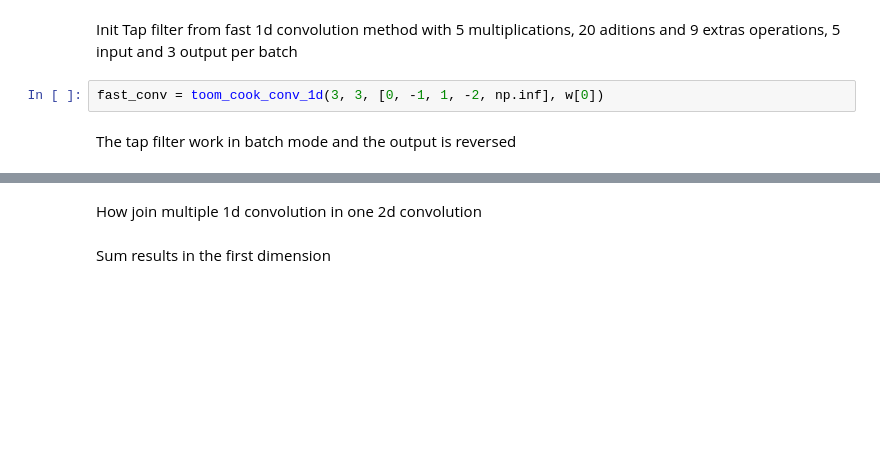
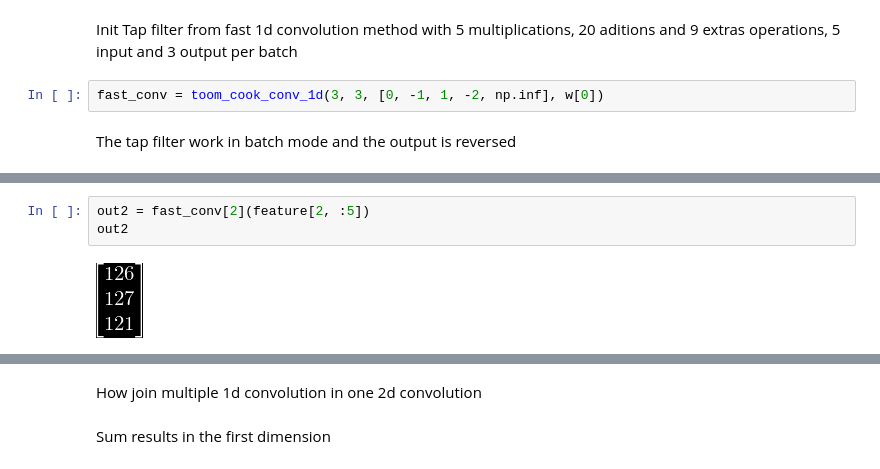
Before and after one commit to tarsioonofrio/fast-convolution-rtl, a Jupyter notebook: convolve_comparsion.ipynb, the cells around one changed output, grey strips where cells are left out. Saved outputs shown, nothing was run; the diff lists cells and outputs as text; blank space fills up the shorter version.

```diff
--- a/convolve_comparsion.ipynb
+++ b/convolve_comparsion.ipynb
@@ -97,0 +119,5 @@ fast_conv = [toom_cook_conv_1d(3, 3, [0, -1, 1, -2, np.inf], w[i]) for i in rang
+# %%
+out2 = fast_conv[2](feature[2, :5])
+out2
+# %% [output]
+[figure, added]
```
Also changed, not shown: parts of 26 cells of this notebook, 3 other files.
